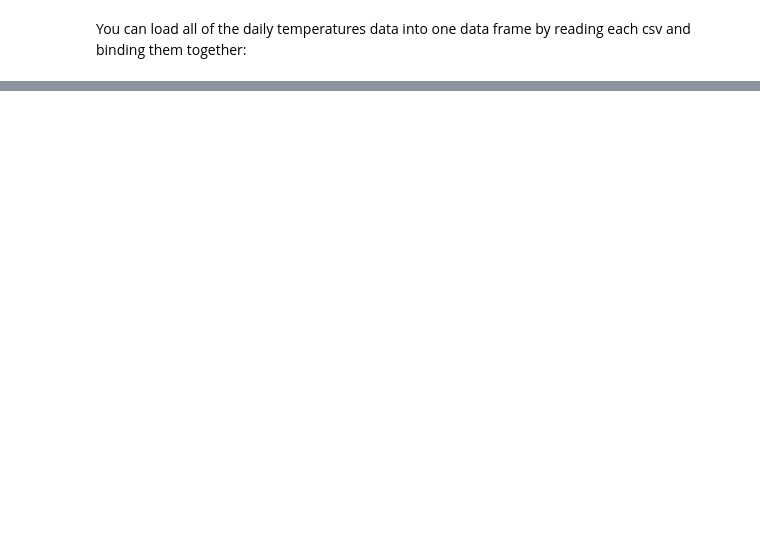
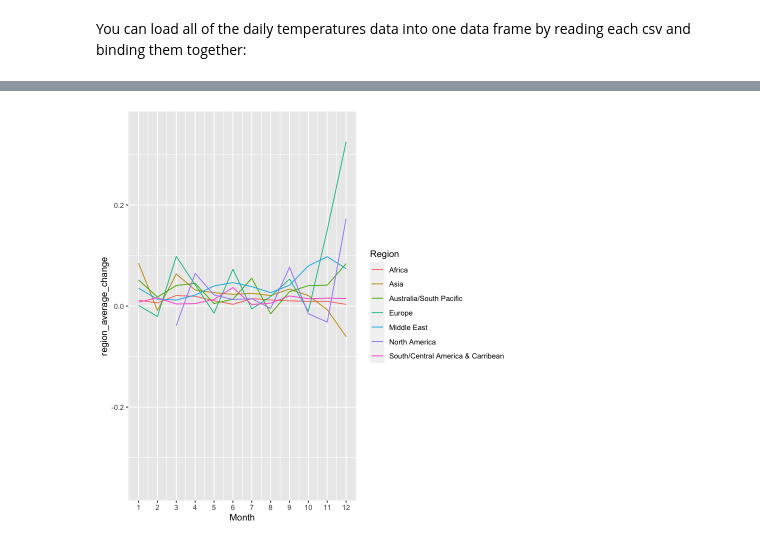
Before and after one commit to MatthewJWhittle/NCW2021, a Jupyter notebook: Introduction-R.ipynb, the cells around one changed output, grey strips where cells are left out. Cells and saved outputs as stored; diff of their text form; code cells hidden in the pictures; blank space fills up the shorter version.

```diff
--- a/Introduction-R.ipynb
+++ b/Introduction-R.ipynb
@@ -147,0 +200,4 @@ A spec_tbl_df: 4361224 × 8
+# %%
+city_temps_1995_2019 <-
+    city_temps %>%
+    filter(Year %in% c(1995, 2019))
@@ -147,0 +207,7 @@ A spec_tbl_df: 4361224 × 8
+# %%
+
+city_temps_1995_2019 <-
+    city_temps_1995_2019 %>%
+    pivot_wider(names_from = Year, values_from = monthly_average, names_prefix = "year_")
+
+head(city_temps_1995_2019)
@@ -147,0 +226,8 @@ A spec_tbl_df: 4361224 × 8
+# %%
+regional_changes <-
+    city_temps_1995_2019 %>%
+    mutate(temp_change = (year_2019 / year_1995) - 1) %>%
+    group_by(Region, Month) %>%
+    summarise(region_average_change = mean(temp_change, na.rm = TRUE))
+
+head(regional_changes)
@@ -147,0 +245,8 @@ A spec_tbl_df: 4361224 × 8
+# %%
+regional_changes %>%
+    ggplot(aes(x = Month, y = region_average_change, colour = Region)) +
+    geom_line() +
+    ylim(c(-0.35, 0.35)) +
+    scale_x_continuous(breaks = c(1:12))
+# %% [output]
+[figure, added]
```
Also changed, not shown: parts of 14 cells of this notebook, 12 other files.
